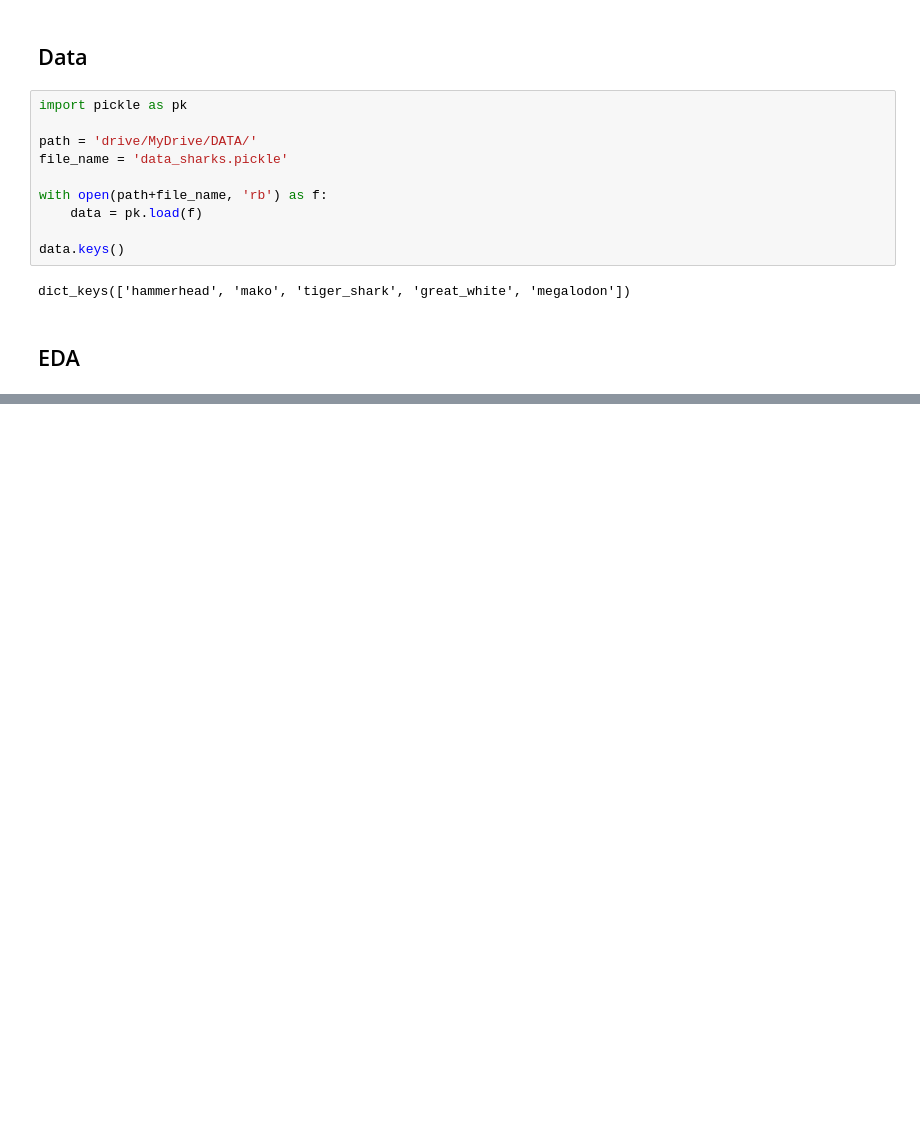
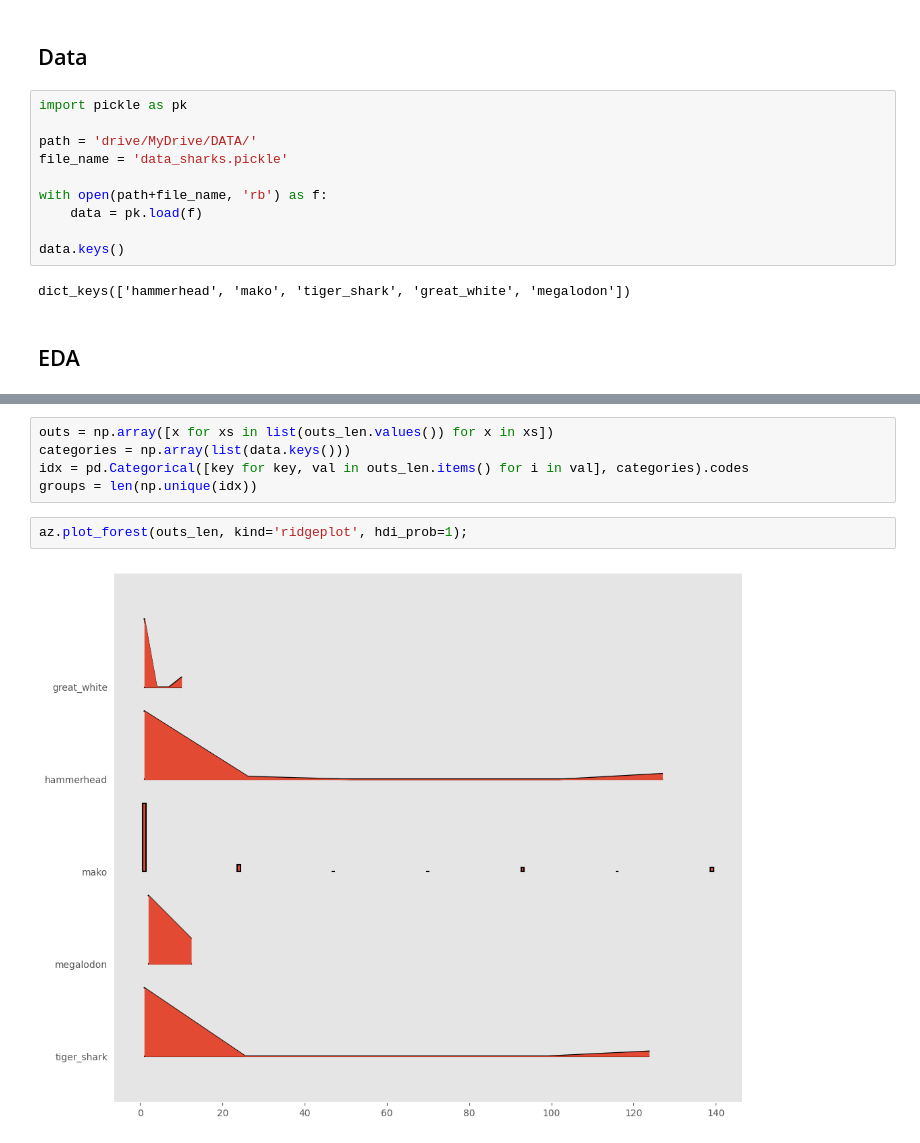
Before and after one commit to fadeeva/probabilistic, a Jupyter notebook: pymc/001.ipynb, the cells around one changed output, grey strips where cells are left out. Cells and saved outputs as stored; diff of their text form; blank space fills up the shorter version.

```diff
--- a/pymc/001.ipynb
+++ b/pymc/001.ipynb
@@ -30,0 +44,9 @@ dict_keys(['hammerhead', 'mako', 'tiger_shark', 'great_white', 'megalodon'])
+# %%
+outs = np.array([x for xs in list(outs_len.values()) for x in xs])
+categories = np.array(list(data.keys()))
+idx = pd.Categorical([key for key, val in outs_len.items() for i in val], categories).codes
+groups = len(np.unique(idx))
+# %%
+az.plot_forest(outs_len, kind='ridgeplot', hdi_prob=1);
+# %% [output]
+[figure, added]
```
Also changed, not shown: parts of 4 cells of this notebook.
